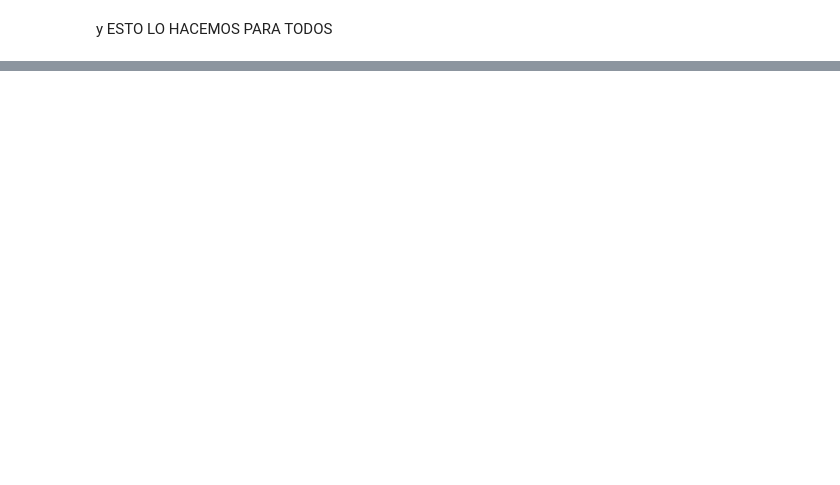
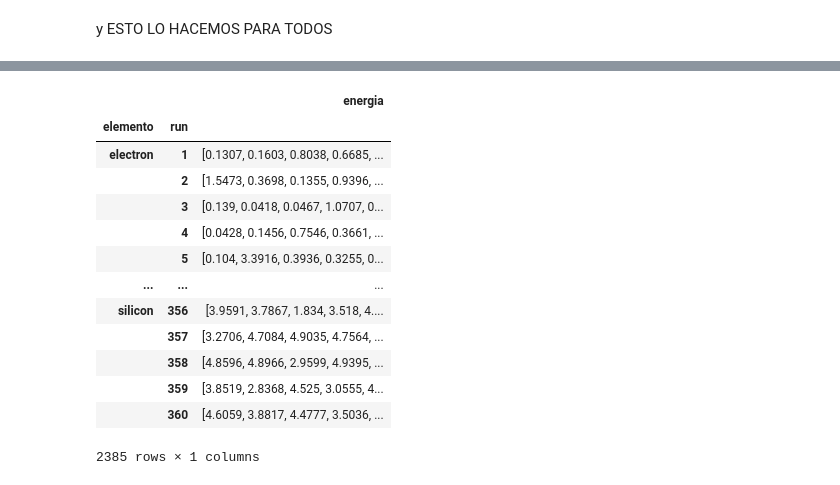
Before and after one commit to ArturoSirvent/second_CTA_analysis, a Jupyter notebook: notebooks/012.2_analysis_resultados.ipynb, the cells around one changed output, grey strips where cells are left out. Cells and saved outputs as stored; diff of their text form; code cells hidden in the pictures; blank space fills up the shorter version.

Commit message:
energias 1

```diff
--- a/notebooks/012.2_analysis_resultados.ipynb
+++ b/notebooks/012.2_analysis_resultados.ipynb
@@ -320,0 +447,18 @@ y ESTO LO HACEMOS PARA TODOS
+# %%
+energias_per_run=df_common_events.groupby(["elemento","run"]).agg(list).drop(columns="eventos")
+energias_per_run
+# %% [output]
+|  |  | energia |
+| elemento | run |  |
+| electron | 1 | [0.1307, 0.1603, 0.8038, 0.6685, ... |
+|  | 2 | [1.5473, 0.3698, 0.1355, 0.9396, ... |
+|  | 3 | [0.139, 0.0418, 0.0467, 1.0707, 0... |
+|  | 4 | [0.0428, 0.1456, 0.7546, 0.3661, ... |
+|  | 5 | [0.104, 3.3916, 0.3936, 0.3255, 0... |
+| ... | ... | ... |
+| silicon | 356 | [3.9591, 3.7867, 1.834, 3.518, 4.... |
+|  | 357 | [3.2706, 4.7084, 4.9035, 4.7564, ... |
+|  | 358 | [4.8596, 4.8966, 2.9599, 4.9395, ... |
+|  | 359 | [3.8519, 2.8368, 4.525, 3.0555, 4... |
+|  | 360 | [4.6059, 3.8817, 4.4777, 3.5036, ... |
+2385 rows × 1 columns
```
Also changed, not shown: parts of 27 cells of this notebook, 10 other files.
